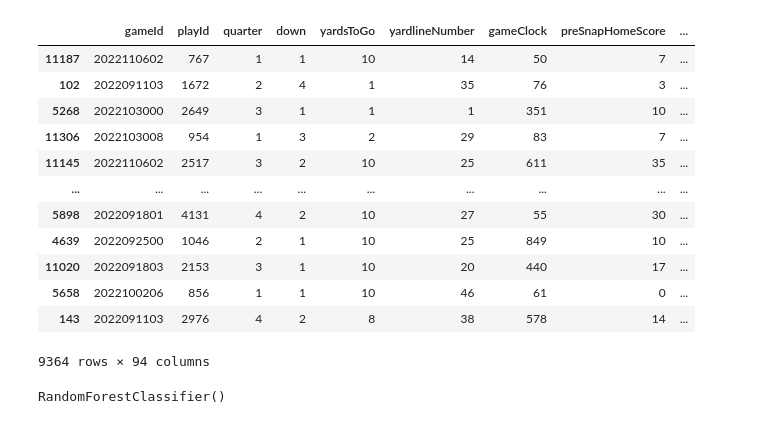
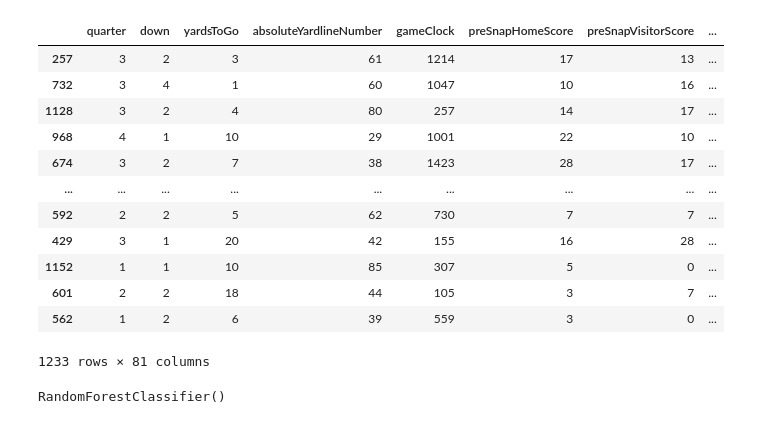
Before and after one commit to ndamle2/COGS118BProject, a Jupyter notebook: project.ipynb, the cells around one changed output. Drawn from its saved outputs; the diff is of its cells as text; code cells hidden in the pictures.

```diff
--- a/project.ipynb
+++ b/project.ipynb
@@ -37,12 +35,61 @@ data = merged1.merge(tackles_filtered, on=["gameId", "playId"], how="left")
 # %%
-def str_to_time(time):
-    splt = time.split(":")
-    return int(splt[0]) * 60 + int(splt[1])
-data["gameTimeEastern"] = data["gameTimeEastern"].apply(str_to_time)
-data["gameClock"] = data["gameClock"].apply(str_to_time)
+#make all game times purly numbers (probably not necessary - most models can handle datetime or can convert to int differently)
+data['gameClock'] = data['gameClock'].replace(':', '', regex =True).astype(int)
+data['gameTimeEastern'] = data['gameTimeEastern'].replace(':', '', regex =True).astype(int)
+data.drop("gameId",axis =1, inplace=True)
+# def str_to_time(time):
+#     splt = time.split(":")
+#     return int(splt[0]) * 60 + int(splt[1])
+# data["gameTimeEastern"] = data["gameTimeEastern"].apply(str_to_time)
+# data["gameClock"] = data["gameClock"].apply(str_to_time)
 # %%
+#find all unique teams
+teams = data.possessionTeam.unique()
+#1 hot encode teams and formations
 data = pd.get_dummies(data, prefix=['possessionTeam', 'defensiveTeam', 'offenseFormation'])
+data.fillna(0,inplace=True)
 # %%
-X = data.drop("run", axis=1)
-y = data["run"]
+#empty dictionary of team names
+data_by_team_test = {x : pd.DataFrame() for x in teams}
+data_by_team_train = {x : pd.DataFrame() for x in teams}
+data_test = pd.DataFrame()
+data_train = pd.DataFrame()
+#fills dictionary with all plays according to possesion team
+for team in teams:
+    data_by_team_test[team] = data[data["possessionTeam_"+str(team)]]
+    #seperate into train and test sets seperated by team
+    rows = len(data_by_team_test[team])
+    rand_idx = np.random.randint(0, rows,size = int(rows/10))
+    #make seperate train and test sets for each team
+    data_by_team_train[team] = data_by_team_test[team].drop(data_by_team_test[team].index[rand_idx])
+    data_by_team_test[team] = data_by_team_test[team].iloc[rand_idx]
+    #create a joined train and test set(for overall)
+    data_test = pd.concat([data_test, data_by_team_test[team]], ignore_index = True)
+    data_train = pd.concat([data_train, data_by_team_train[team]], ignore_index = True)
+
+#Randomize final sets to mix teams
+data_test = data_test.sample(frac=1)
+data_train = data_train.sample(frac=1)
+#split datasets into parameters and result
+data_test_run = data_test["run"]
+data_test_epa = data_test["expectedPoints"]
+data_test.drop(["run","expectedPoints"],axis =1, inplace=True)
+data_train_run = data_train["run"]
+data_train_epa = data_train["expectedPoints"]
+data_train.drop(["run","expectedPoints"],axis =1, inplace=True)
+data_test
+# %% [output]
+|  | quarter | down | yardsToGo | absoluteYardlineNumber | gameClock | preSnapHomeScore | preSnapVisitorScore | ... |
+| 257 | 3 | 2 | 3 | 61 | 1214 | 17 | 13 | ... |
+| 732 | 3 | 4 | 1 | 60 | 1047 | 10 | 16 | ... |
+| 1128 | 3 | 2 | 4 | 80 | 257 | 14 | 17 | ... |
+| 968 | 4 | 1 | 10 | 29 | 1001 | 22 | 10 | ... |
+| 674 | 3 | 2 | 7 | 38 | 1423 | 28 | 17 | ... |
+| ... | ... | ... | ... | ... | ... | ... | ... | ... |
+| 592 | 2 | 2 | 5 | 62 | 730 | 7 | 7 | ... |
+| 429 | 3 | 1 | 20 | 42 | 155 | 16 | 28 | ... |
+| 1152 | 1 | 1 | 10 | 85 | 307 | 5 | 0 | ... |
+| 601 | 2 | 2 | 18 | 44 | 105 | 3 | 7 | ... |
+| 562 | 1 | 2 | 6 | 39 | 559 | 3 | 0 | ... |
+1233 rows × 81 columns
 # %%
@@ -50,19 +102,3 @@ X_train, X_test, y_train, y_test = train_test_split(X, y, test_size=0.25)
-# %%
-X_train
-# %% [output]
-|  | gameId | playId | quarter | down | yardsToGo | yardlineNumber | gameClock | preSnapHomeScore | ... |
-| 11187 | 2022110602 | 767 | 1 | 1 | 10 | 14 | 50 | 7 | ... |
-| 102 | 2022091103 | 1672 | 2 | 4 | 1 | 35 | 76 | 3 | ... |
-| 5268 | 2022103000 | 2649 | 3 | 1 | 1 | 1 | 351 | 10 | ... |
-| 11306 | 2022103008 | 954 | 1 | 3 | 2 | 29 | 83 | 7 | ... |
-| 11145 | 2022110602 | 2517 | 3 | 2 | 10 | 25 | 611 | 35 | ... |
-| ... | ... | ... | ... | ... | ... | ... | ... | ... | ... |
-| 5898 | 2022091801 | 4131 | 4 | 2 | 10 | 27 | 55 | 30 | ... |
-| 4639 | 2022092500 | 1046 | 2 | 1 | 10 | 25 | 849 | 10 | ... |
-| 11020 | 2022091803 | 2153 | 3 | 1 | 10 | 20 | 440 | 17 | ... |
-| 5658 | 2022100206 | 856 | 1 | 1 | 10 | 46 | 61 | 0 | ... |
-| 143 | 2022091103 | 2976 | 4 | 2 | 8 | 38 | 578 | 14 | ... |
-9364 rows × 94 columns
 # %%
 # initial random forest classifier
 clf = RandomForestClassifier()
```
Also changed, not shown: parts of 10 cells of this notebook, 1 other file.
